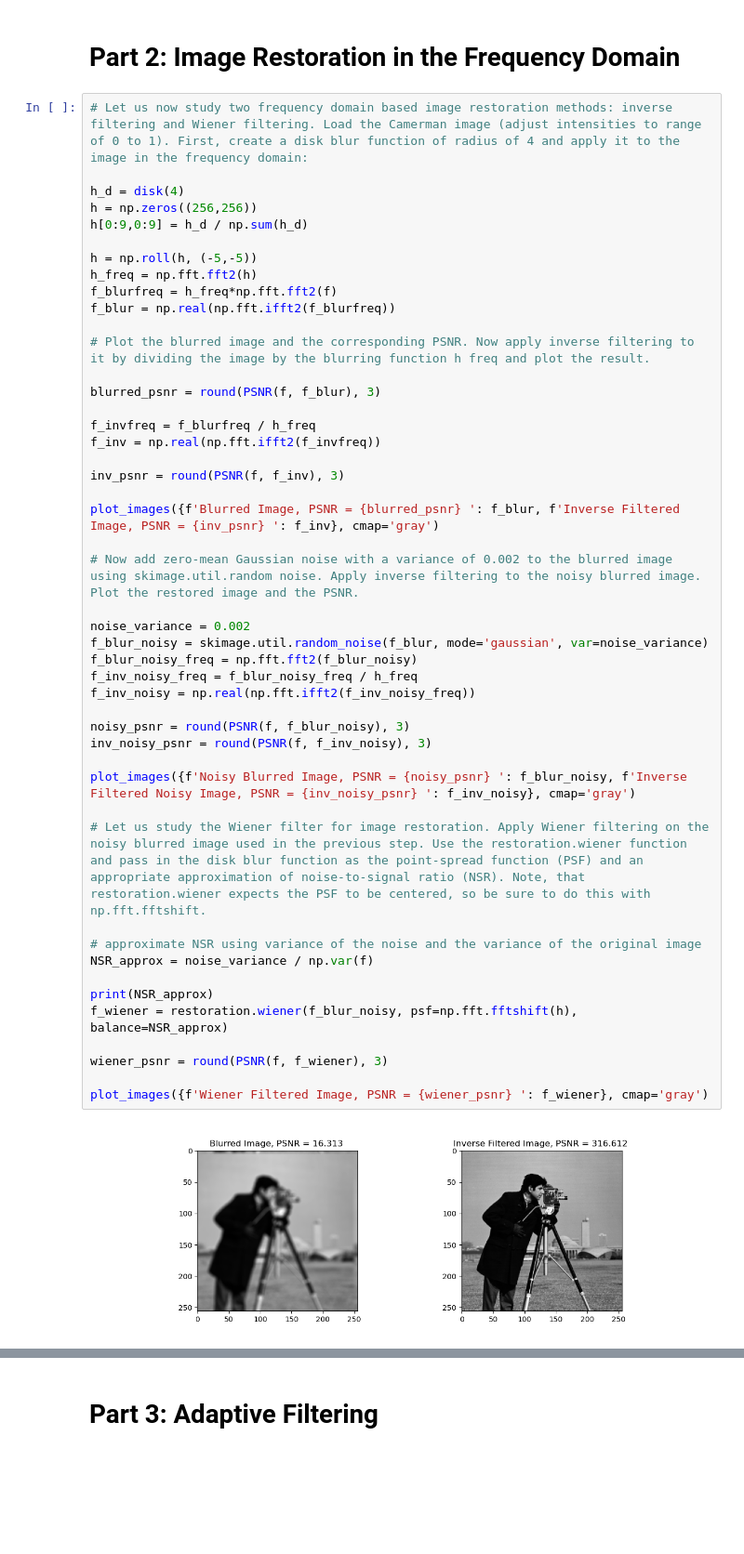
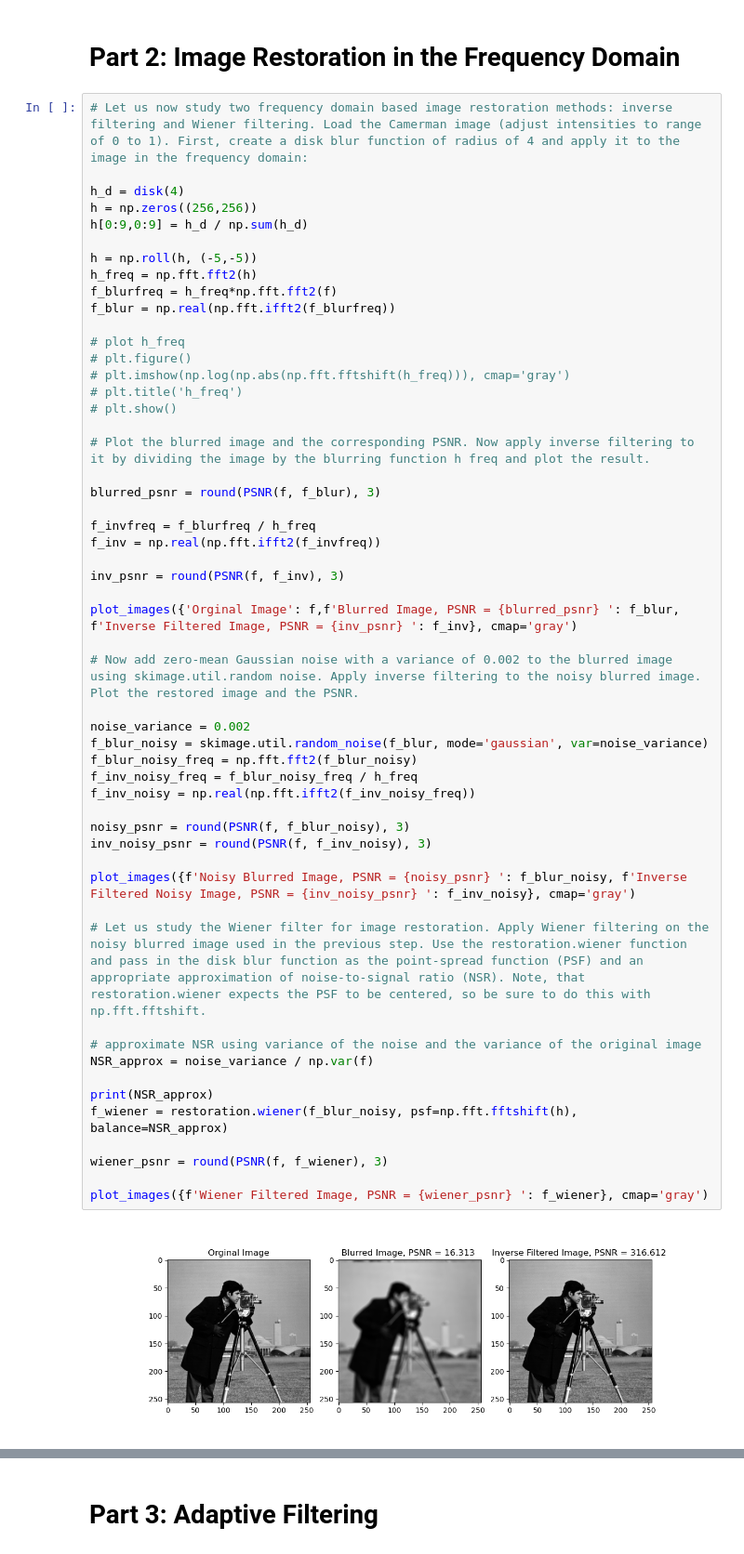
Before and after one commit to ronhyman/imageprocessing, a Jupyter notebook: Lab 4/lab4.ipynb, the cells around one changed output, grey strips where cells are left out. Shown at 93% size. Saved outputs shown, nothing was run; the diff lists cells and outputs as text; blank space fills up the shorter version.

```diff
--- a/Lab 4/lab4.ipynb
+++ b/Lab 4/lab4.ipynb
@@ -67,6 +67,12 @@ h_freq = np.fft.fft2(h)
 f_blurfreq = h_freq*np.fft.fft2(f)
 f_blur = np.real(np.fft.ifft2(f_blurfreq))
 
+# plot h_freq
+# plt.figure()
+# plt.imshow(np.log(np.abs(np.fft.fftshift(h_freq))), cmap='gray')
+# plt.title('h_freq')
+# plt.show()
+
 # Plot the blurred image and the corresponding PSNR. Now apply inverse filtering to it by dividing the image by the blurring function h freq and plot the result.
 
 blurred_psnr = round(PSNR(f, f_blur), 3)
@@ -75,35 +81,35 @@ f_invfreq = f_blurfreq / h_freq
 f_inv = np.real(np.fft.ifft2(f_invfreq))
 
 inv_psnr = round(PSNR(f, f_inv), 3)
 
-plot_images({f'Blurred Image, PSNR = {blurred_psnr} ': f_blur, f'Inverse Filtered Image, PSNR = {inv_psnr} ': f_inv}, cmap='gray')
+plot_images({'Orginal Image': f,f'Blurred Image, PSNR = {blurred_psnr} ': f_blur, f'Inverse Filtered Image, PSNR = {inv_psnr} ': f_inv}, cmap='gray')
 
 # Now add zero-mean Gaussian noise with a variance of 0.002 to the blurred image using skimage.util.random noise. Apply inverse filtering to the noisy blurred image. Plot the restored image and the PSNR.
 
 noise_variance = 0.002
 f_blur_noisy = skimage.util.random_noise(f_blur, mode='gaussian', var=noise_variance)
 f_blur_noisy_freq = np.fft.fft2(f_blur_noisy)
 f_inv_noisy_freq = f_blur_noisy_freq / h_freq
 f_inv_noisy = np.real(np.fft.ifft2(f_inv_noisy_freq))
 
 noisy_psnr = round(PSNR(f, f_blur_noisy), 3)
 inv_noisy_psnr = round(PSNR(f, f_inv_noisy), 3)
 
 plot_images({f'Noisy Blurred Image, PSNR = {noisy_psnr} ': f_blur_noisy, f'Inverse Filtered Noisy Image, PSNR = {inv_noisy_psnr} ': f_inv_noisy}, cmap='gray')
 
 # Let us study the Wiener filter for image restoration. Apply Wiener filtering on the noisy blurred image used in the previous step. Use the restoration.wiener function and pass in the disk blur function as the point-spread function (PSF) and an appropriate approximation of noise-to-signal ratio (NSR). Note, that restoration.wiener expects the PSF to be centered, so be sure to do this with np.fft.fftshift.
 
 # approximate NSR using variance of the noise and the variance of the original image
 NSR_approx = noise_variance / np.var(f)
 
 print(NSR_approx)
 f_wiener = restoration.wiener(f_blur_noisy, psf=np.fft.fftshift(h), balance=NSR_approx)
 
 wiener_psnr = round(PSNR(f, f_wiener), 3)
 
 plot_images({f'Wiener Filtered Image, PSNR = {wiener_psnr} ': f_wiener}, cmap='gray')
 # %% [output]
-[figure, old version]
+[figure, new version]
 [figure]
 0.03346258505967787
 [figure]
```
